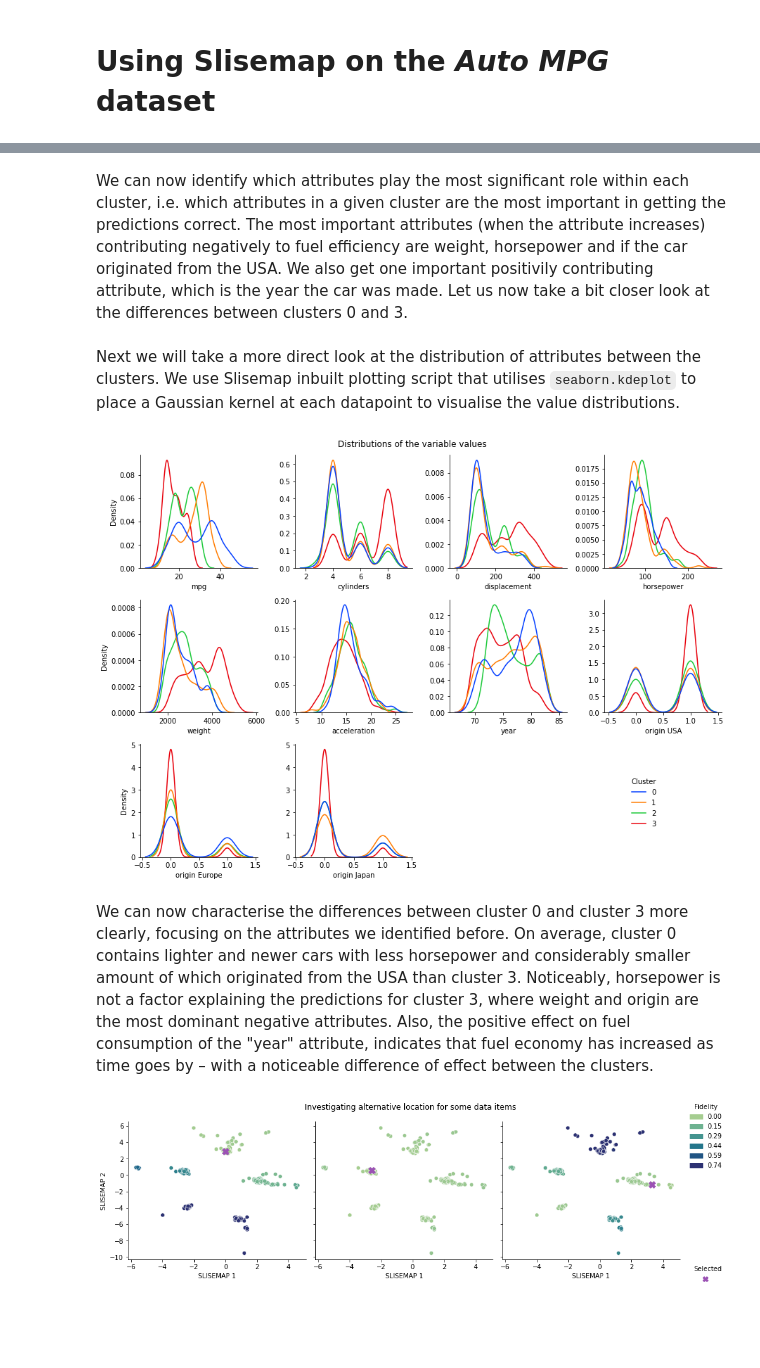
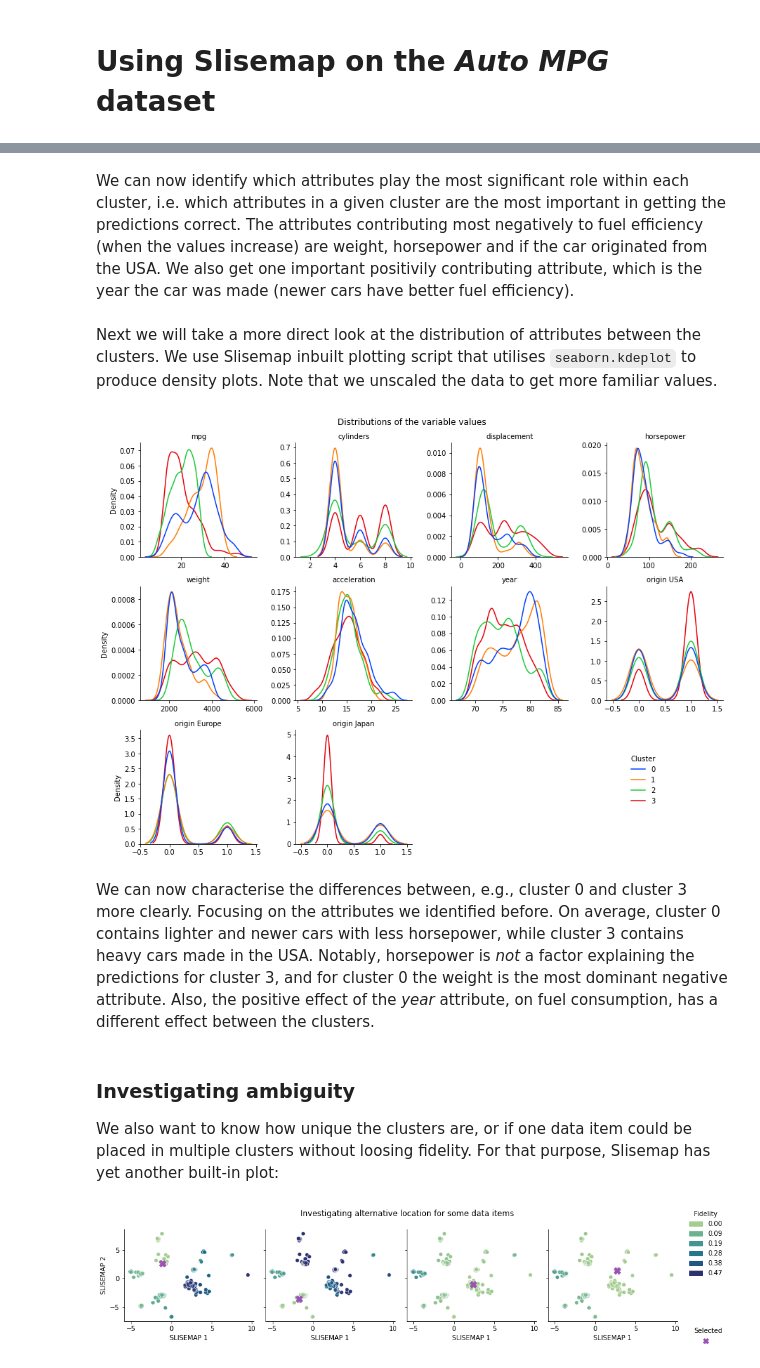
Before and after one commit to edahelsinki/slisemap, a Jupyter notebook: examples/01_regression_example_autompg.ipynb, the cells around one changed output, grey strips where cells are left out. Saved outputs shown, nothing was run; the diff lists cells and outputs as text; code cells hidden in the pictures; blank space fills up the shorter version.

```diff
--- a/examples/01_regression_example_autompg.ipynb
+++ b/examples/01_regression_example_autompg.ipynb
@@ -21,10 +30,10 @@ This notebook will, if necessary, download the dataset by calling on "data.py" s
 # %%
 # Load the AutoMPG dataset (download it if necessary).
 # X contains the covariates, y is the target variable and names are column names.
+X0, y0, names = get_autompg(names=True, normalise=False)
 # X and y has been normalised by `sklearn.preprocessing.StandardScaler`.
-# We also remove ten random datapoints from the data for testing later
-X0, y0, names = get_autompg(names=True, normalise=False)
 X = StandardScaler().fit_transform(X0)
 y = StandardScaler().fit_transform(y0[:, None])
-X, X_test, y, y_test, X0, _, y0, _ = train_test_split(X, y, X0, y0, test_size=9, random_state=42)
+# We also remove ten random datapoints from the data for testing later.
+X, X_test, y, y_test, X0, _, y0, _ = train_test_split(X, y, X0, y0, test_size=7, random_state=42)
 # %% [markdown]
@@ -32,4 +43,4 @@ Instead of simply running Slisemap on the data itself, we showcase how it can be
 # %%
-random_forest = RFRegressor(random_state=42).fit(X, y.ravel())
+random_forest = RandomForestRegressor(random_state=42).fit(X, y.ravel())
 y2 = random_forest.predict(X)
 # %% [markdown]
@@ -48,8 +63,7 @@ In addition to these parameters, it is also possible to change the local model r
 # %%
-# Fixing the seeds to keep the result static and initiating the Slisemap object with regressor values
-torch.manual_seed(42)
-np.random.seed(42)
-sm = Slisemap(X, y2, lasso=0.01, radius=3.5)
-# Optimise the solution using both LBFGS and the escape heuristic as explained in the paper
-%time print(f"Loss: {sm.optimise()}")
+# Create a Slisemap object with lasso regularisation
+sm = Slisemap(X, y2, lasso=0.01, random_state=42)
+# Optimise the solution
+%time sm.optimise()
+print(f"Loss: {sm.value()}")
 # %% [output]
@@ -91,15 +115,19 @@ sm.plot(title="Slisemap with local model clusters", clusters=clusters, bars=bars
 # %% [markdown]
-We can now identify which attributes play the most significant role within each cluster, i.e. which attributes in a given cluster are the most important in getting the predictions correct. The most important attributes (when the attribute increases) contributing negatively to fuel efficiency are weight, horsepower and if the car originated from the USA. We also get one important positivily contributing attribute, which is the year the car was made. Let us now take a bit closer look at the differences between clusters 0 and 3.
+We can now identify which attributes play the most significant role within each cluster, i.e. which attributes in a given cluster are the most important in getting the predictions correct. The attributes contributing most negatively to fuel efficiency (when the values increase) are weight, horsepower and if the car originated from the USA. We also get one important positivily contributing attribute, which is the year the car was made (newer cars have better fuel efficiency).
 # %% [markdown]
-Next we will take a more direct look at the distribution of attributes between the clusters. We use Slisemap inbuilt plotting script that utilises `seaborn.kdeplot` to place a Gaussian kernel at each datapoint to visualise the value distributions.
+Next we will take a more direct look at the distribution of attributes between the clusters. We use Slisemap inbuilt plotting script that utilises `seaborn.kdeplot` to produce density plots. Note that we unscaled the data to get more familiar values.
 # %%
 sm.plot_dist(X=X0, Y=y0, title="Distributions of the variable values", clusters=clusters, variables=names, targets="mpg", height=3)
 # %% [output]
-[figure, old version]
+[figure, new version]
 # %% [markdown]
-We can now characterise the differences between cluster 0 and cluster 3 more clearly, focusing on the attributes we identified before. On average, cluster 0 contains lighter and newer cars with less horsepower and considerably smaller amount of which originated from the USA than cluster 3. Noticeably, horsepower is not a factor explaining the predictions for cluster 3, where weight and origin are the most dominant negative attributes. Also, the positive effect on fuel consumption of the "year" attribute, indicates that fuel economy has increased as time goes by – with a noticeable difference of effect between the clusters.
+We can now characterise the differences between, e.g., cluster 0 and cluster 3 more clearly. Focusing on the attributes we identified before. On average, cluster 0 contains lighter and newer cars with less horsepower, while cluster 3 contains heavy cars made in the USA. Notably, horsepower is *not* a factor explaining the predictions for cluster 3, and for cluster 0 the weight is the most dominant negative attribute. Also, the positive effect of the *year* attribute, on fuel consumption, has a different effect between the clusters.
+# %% [markdown]
+### Investigating ambiguity
+
+We also want to know how unique the clusters are, or if one data item could be placed in multiple clusters without loosing fidelity. For that purpose, Slisemap has yet another built-in plot:
 # %%
-sm.plot_position(index=[1,100,300], title="Investigating alternative location for some data items", height=4, jitter=0.1)
+sm.plot_position(index=[350, 100, 300, 1], title="Investigating alternative location for some data items", height=3, jitter=0.1)
 # %% [output]
-[figure, old version]
+[figure, new version]
 # %% [markdown]
```
Also changed, not shown: parts of 22 cells of this notebook, 2 other files.
